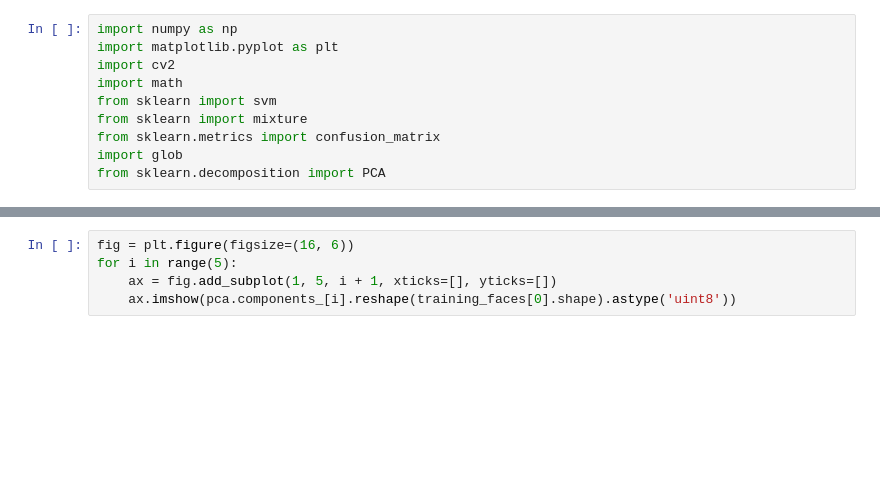
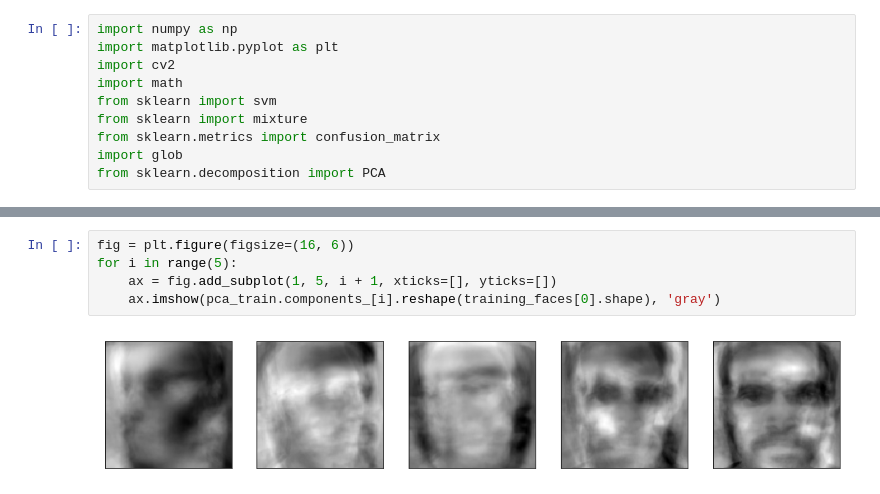
Before and after one commit to adhamelkhouly/face_recognition, a Jupyter notebook: 5_eigenfaces.ipynb, the cells around one changed output, grey strips where cells are left out. Saved outputs shown, nothing was run; the diff lists cells and outputs as text; blank space fills up the shorter version.

```diff
--- a/5_eigenfaces.ipynb
+++ b/5_eigenfaces.ipynb
@@ -112,5 +148,7 @@ plt.title('Mean Image');
 # %%
 fig = plt.figure(figsize=(16, 6))
 for i in range(5):
     ax = fig.add_subplot(1, 5, i + 1, xticks=[], yticks=[])
-    ax.imshow(pca.components_[i].reshape(training_faces[0].shape).astype('uint8'))
+    ax.imshow(pca_train.components_[i].reshape(training_faces[0].shape), 'gray')
+# %% [output]
+[figure, added]
```
Also changed, not shown: parts of 13 cells of this notebook.
